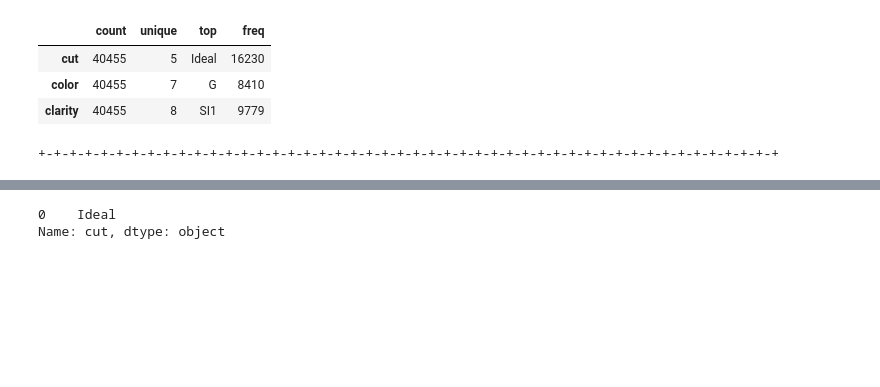
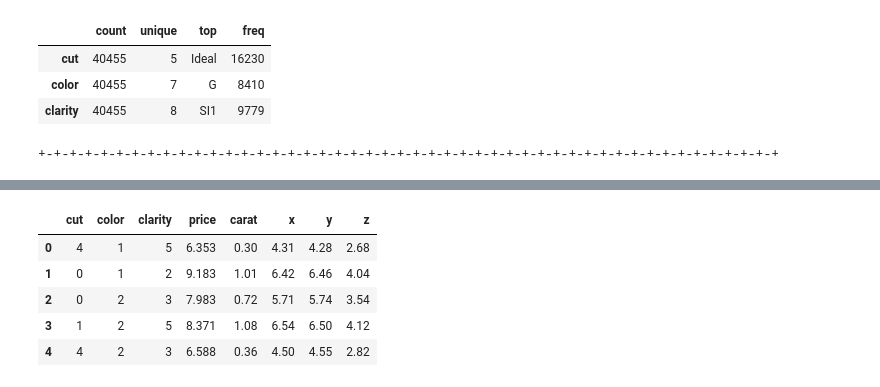
Before and after one commit to XiangLinZ/Kaggle_diamond_competition, a Jupyter notebook: notebook/1_EDA.ipynb, the cells around one changed output, grey strips where cells are left out. Saved outputs shown, nothing was run; the diff lists cells and outputs as text; code cells hidden in the pictures; blank space fills up the shorter version.

```diff
--- a/notebook/1_EDA.ipynb
+++ b/notebook/1_EDA.ipynb
@@ -138,5 +104,0 @@ def tratamiento_nulos_cat(dataframe, metodo = "drop", valor = "desconocido", res
-# %%
-df["cut"].mode()
-# %% [output]
-0    Ideal
-Name: cut, dtype: object
@@ -144,0 +105,16 @@ columnas_object = df.select_dtypes(include = "object").columns
+# %%
+df2 = sp.tratamiento_nulos_num(df_sin_out, metodo = "iterative", respuesta = "price")
+# %%
+encoding = {"cut": {"ordinal": ["Ideal", "Very Good", "Good", "Fair", "Premium"]},
+        "color": {"map": {"D": 1, "E": 1, "F": 2, "G": 2, "H": 3, "I": 3, "J": 4}},
+        "clarity": {"map" : {"VVS1": 1 , "IF": 1, "VVS2": 2, "VS2": 3, "VS1": 3, "SI1": 4, "SI2": 5, "I1":5 }}}
+df_enconded = sp.encoder(df2, encoding)
+# %%
+df_enconded.head()
+# %% [output]
+|  | cut | color | clarity | price | carat | x | y | z |
+| 0 | 4 | 1 | 5 | 6.353 | 0.30 | 4.31 | 4.28 | 2.68 |
+| 1 | 0 | 1 | 2 | 9.183 | 1.01 | 6.42 | 6.46 | 4.04 |
+| 2 | 0 | 2 | 3 | 7.983 | 0.72 | 5.71 | 5.74 | 3.54 |
+| 3 | 1 | 2 | 5 | 8.371 | 1.08 | 6.54 | 6.50 | 4.12 |
+| 4 | 4 | 2 | 3 | 6.588 | 0.36 | 4.50 | 4.55 | 2.82 |
```
Also changed, not shown: parts of 11 cells of this notebook, 4 other files.
